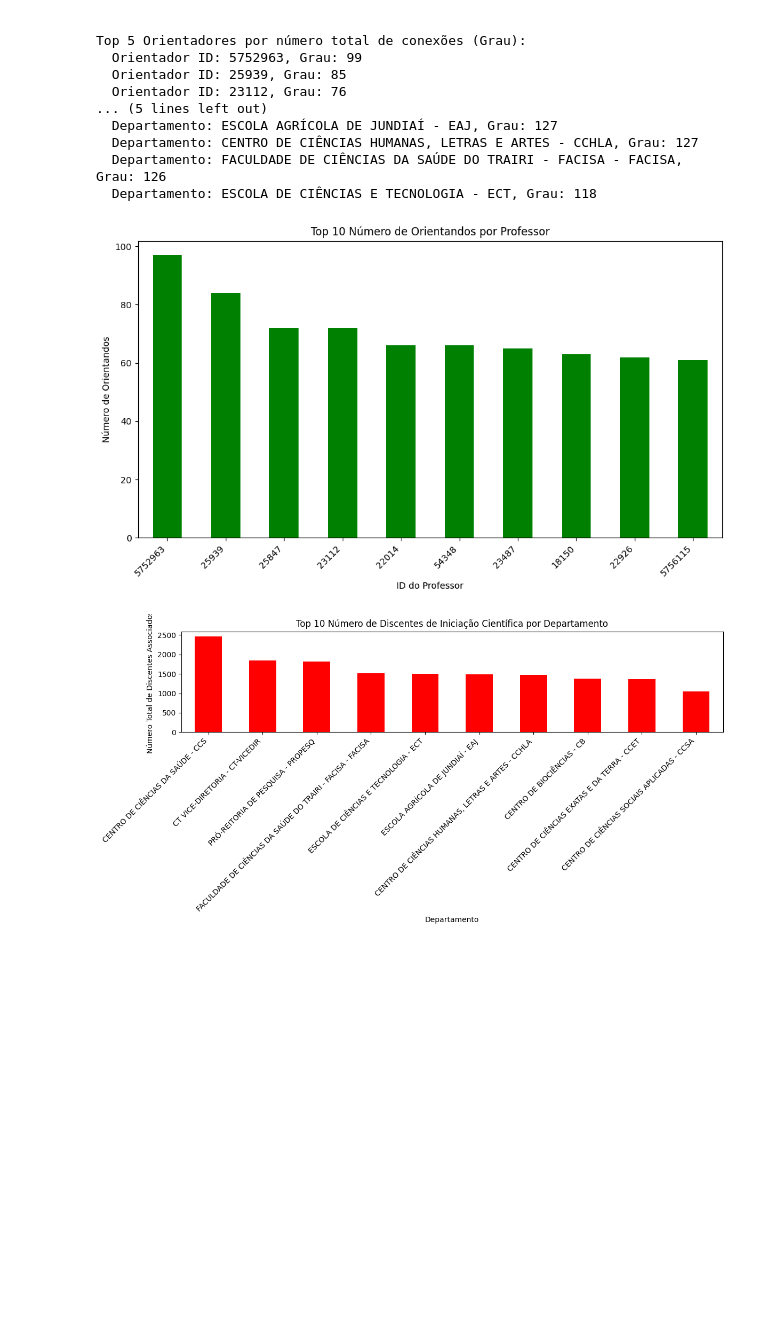
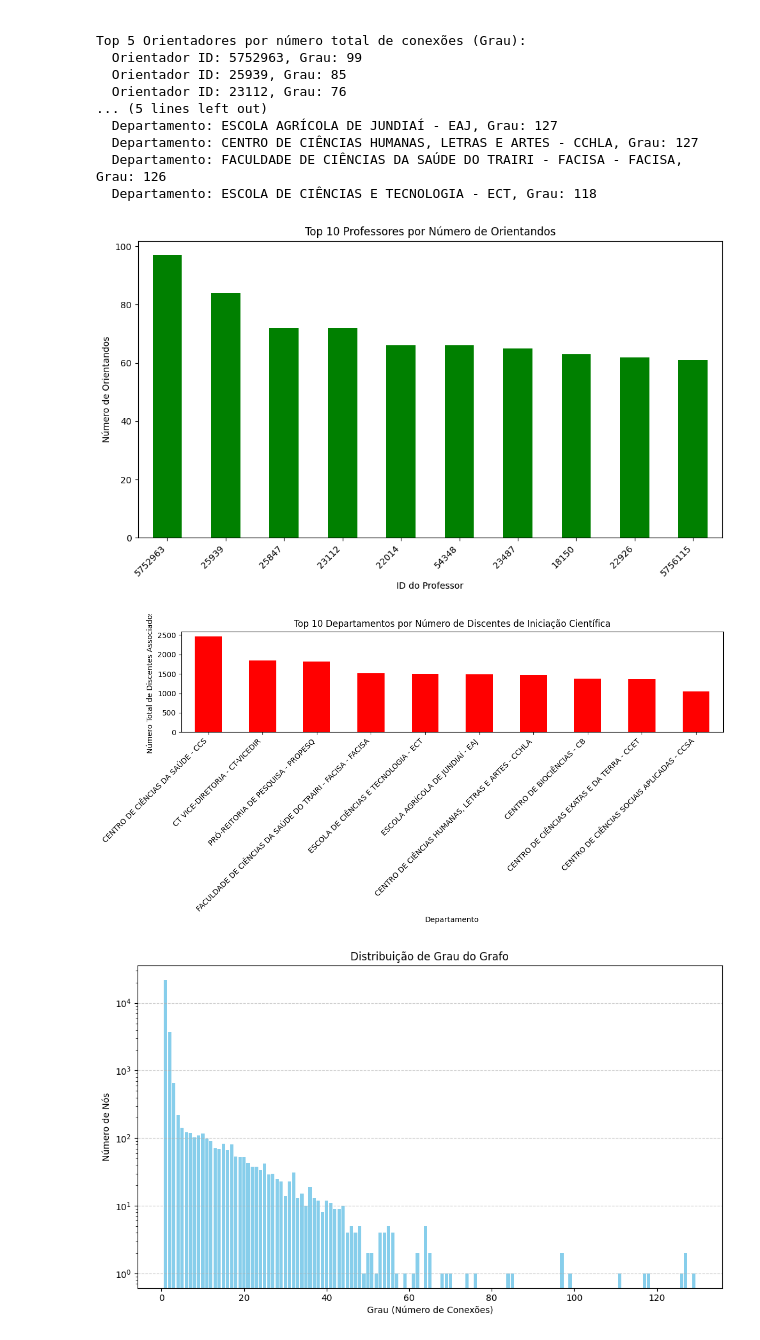
Before and after one commit to LukasMarquess/Grafos---Bolsas-IC-UFRN, a Jupyter notebook: GrafoPrincipal.ipynb, the cells around one changed output. Cells and saved outputs as stored; diff of their text form; code cells hidden in the pictures; blank space fills up the shorter version.

Commit message:
Adicionando grafico 3 em GrafoPrincipal.ipynb

```diff
--- a/GrafoPrincipal.ipynb
+++ b/GrafoPrincipal.ipynb
@@ -147,8 +147,9 @@ Top 5 Orientadores por número total de conexões (Grau):
 
 import matplotlib.pyplot as plt
 import pandas as pd
+import collections
 
-if 'contagem_discentes_por_orientador' in locals() and 'contagem_discentes_por_departamento' in locals():
+if grafo_final:
 
     # Gráfico 1: Top N Professores por número de Orientandos
     # Converter o dicionário para Series para facilitar a ordenação e seleção
@@ -156,38 +157,70 @@ if 'contagem_discentes_por_orientador' in locals() and 'contagem_discentes_por_d
 
     # Pegar os top N (vamos usar 10 como exemplo, pode ajustar)
     top_n = 10
-    top_orientadores = serie_orientadores_discentes.sort_values(ascending=False).head(top_n)
+    # Filtrar para orientadores que estão no grafo_final (caso o grafo tenha sido filtrado)
+    top_orientadores = serie_orientadores_discentes[serie_orientadores_discentes.index.isin([node for node, data in grafo_final.nodes(data=True) if data.get('bipartite') == 'orientador'])].sort_values(ascending=False).head(top_n)
+
 
     plt.figure(figsize=(10, 6))
     top_orientadores.plot(kind='bar', color='green')
-    plt.title(f'Top {top_n} Número de Orientandos por Professor')
+    plt.title(f'Top {top_n} Professores por Número de Orientandos')
     plt.xlabel('ID do Professor')
     plt.ylabel('Número de Orientandos')
     plt.xticks(rotation=45, ha='right') # Rotação para IDs longos
     plt.tight_layout() # Ajusta o layout para evitar cortes
     plt.show()
 
-    # Espaço entre os gráficos
+    # Print de espaço
     print()
 
     # Gráfico 2: Top N Departamentos por número de Discentes
     # Converter o dicionário para Series
     serie_departamentos_discentes = pd.Series(contagem_discentes_por_departamento)
 
     # Pegar os top N (vamos usar 10 como exemplo, pode ajustar)
-    top_departamentos = serie_departamentos_discentes.sort_values(ascending=False).head(top_n)
+    # Filtrar para departamentos que estão no grafo_final
+    top_departamentos = serie_departamentos_discentes[serie_departamentos_discentes.index.isin([node for node, data in grafo_final.nodes(data=True) if data.get('bipartite') == 'departamento'])].sort_values(ascending=False).head(top_n)
+
 
     plt.figure(figsize=(12, 6))
     top_departamentos.plot(kind='bar', color='red')
-    plt.title(f'Top {top_n} Número de Discentes de Iniciação Científica por Departamento')
+    plt.title(f'Top {top_n} Departamentos por Número de Discentes de Iniciação Científica')
     plt.xlabel('Departamento')
     plt.ylabel('Número Total de Discentes Associados')
     plt.xticks(rotation=45, ha='right') # Rotação para nomes longos
     plt.tight_layout()
     plt.show()
 
+    # Print para espaçamento
+    print()
+
+    # Gráfico 3: Distribuição de Grau do Grafo
+    # Calcular os graus de todos os nós
+    graus = [grafo_final.degree(n) for n in grafo_final.nodes()]
+
+    # Contar a frequência de cada grau
+    contagem_graus = collections.Counter(graus)
+
+    # Separar graus e suas contagens para plotagem
+    graus_plot = list(contagem_graus.keys())
+    contagens_plot = list(contagem_graus.values())
+
+    # Ordenar por grau para uma visualização mais limpa
+    graus_plot, contagens_plot = zip(*sorted(zip(graus_plot, contagens_plot)))
+
+    plt.figure(figsize=(10, 6))
+    plt.bar(graus_plot, contagens_plot, width=0.8, color='skyblue')
+    plt.title('Distribuição de Grau do Grafo')
+    plt.xlabel('Grau (Número de Conexões)')
+    plt.ylabel('Número de Nós')
+    plt.yscale('log') # Usar escala logarítmica no eixo Y pode ser útil para ver graus baixos e altos
+    plt.grid(True, axis='y', linestyle='--', alpha=0.6)
+    plt.tight_layout()
+    plt.show()
+
 else:
-    print("As variáveis de contagem de discentes por orientador/departamento não foram encontradas. Por favor, execute as células de análise primeiro.")
+    print("O grafo não foi criado. Por favor rode as células anteriores.")
 # %% [output]
-[figure, old version]
+[figure, new version]
 [figure]
+[figure, added]
```
